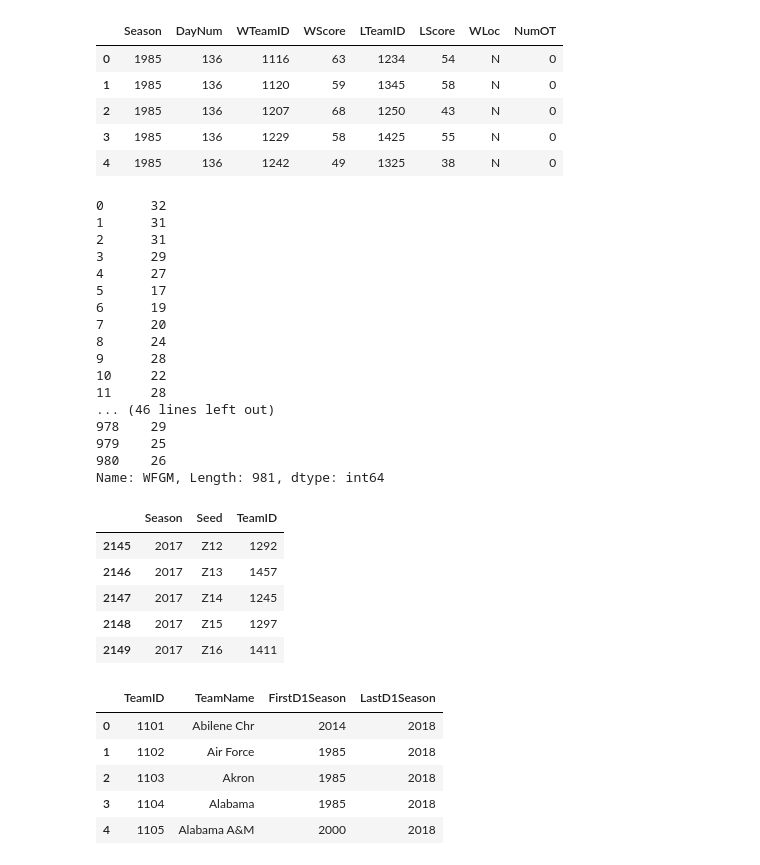
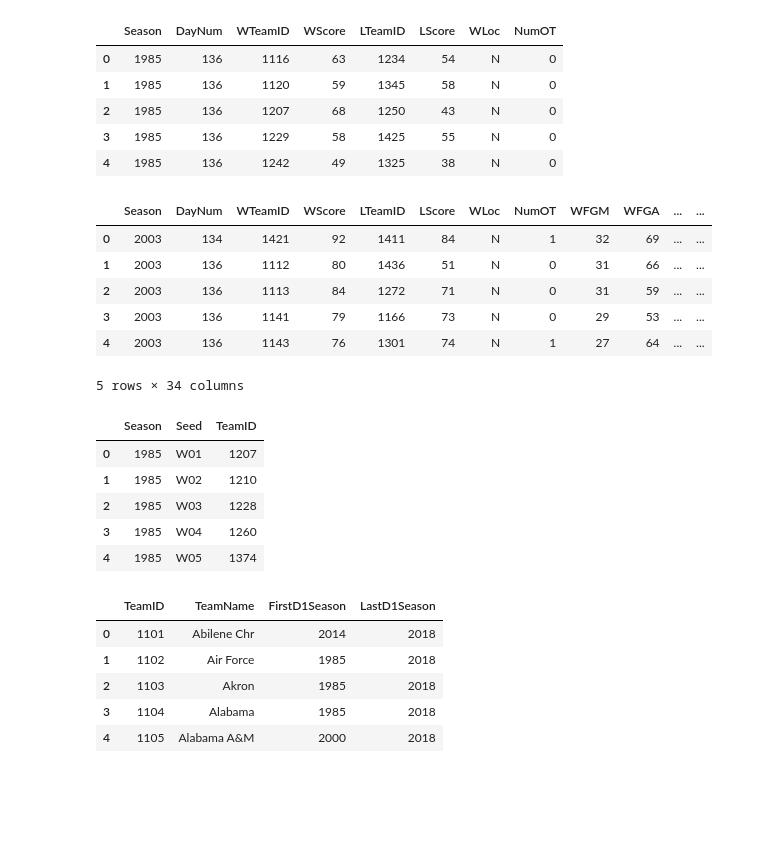
Before and after one commit to sangho61/MarchMadness2018, a Jupyter notebook: MarchMadness2018.ipynb, the cells around one changed output. Drawn from its saved outputs; the diff is of its cells as text; code cells hidden in the pictures; blank space fills up the shorter version.

```diff
--- a/MarchMadness2018.ipynb
+++ b/MarchMadness2018.ipynb
@@ -69,35 +71,25 @@ tor_compact_pd.head()
 | 4 | 1985 | 136 | 1242 | 49 | 1325 | 38 | N | 0 |
 # %%
 tor_detailed_pd = pd.read_csv('data/NCAATourneyDetailedResults.csv')
-tor_detailed_pd['WFGM']
+tor_detailed_pd.head()
 # %% [output]
+|  | Season | DayNum | WTeamID | WScore | LTeamID | LScore | WLoc | NumOT | WFGM | WFGA | ... | ... |
+| 0 | 2003 | 134 | 1421 | 92 | 1411 | 84 | N | 1 | 32 | 69 | ... | ... |
+| 1 | 2003 | 136 | 1112 | 80 | 1436 | 51 | N | 0 | 31 | 66 | ... | ... |
+| 2 | 2003 | 136 | 1113 | 84 | 1272 | 71 | N | 0 | 31 | 59 | ... | ... |
+| 3 | 2003 | 136 | 1141 | 79 | 1166 | 73 | N | 0 | 29 | 53 | ... | ... |
+| 4 | 2003 | 136 | 1143 | 76 | 1301 | 74 | N | 1 | 27 | 64 | ... | ... |
-0      32
-1      31
-2      31
-3      29
-4      27
-5      17
-6      19
-7      20
-8      24
-9      28
-10     22
-11     28
-... (46 lines left out)
-978    29
-979    25
-980    26
-Name: WFGM, Length: 981, dtype: int64
+5 rows × 34 columns
 # %%
 tor_seeds_pd =pd.read_csv('data/NCAATourneySeeds.csv')
-tor_seeds_pd.tail()
+tor_seeds_pd.head()
 # %% [output]
 |  | Season | Seed | TeamID |
-| 2145 | 2017 | Z12 | 1292 |
-| 2146 | 2017 | Z13 | 1457 |
-| 2147 | 2017 | Z14 | 1245 |
-| 2148 | 2017 | Z15 | 1297 |
-| 2149 | 2017 | Z16 | 1411 |
+| 0 | 1985 | W01 | 1207 |
+| 1 | 1985 | W02 | 1210 |
+| 2 | 1985 | W03 | 1228 |
+| 3 | 1985 | W04 | 1260 |
+| 4 | 1985 | W05 | 1374 |
 # %%
 teams_pd =pd.read_csv('data/Teams.csv')
 teams_pd.head()
```
Also changed, not shown: parts of 6 cells of this notebook, 18 other files.
